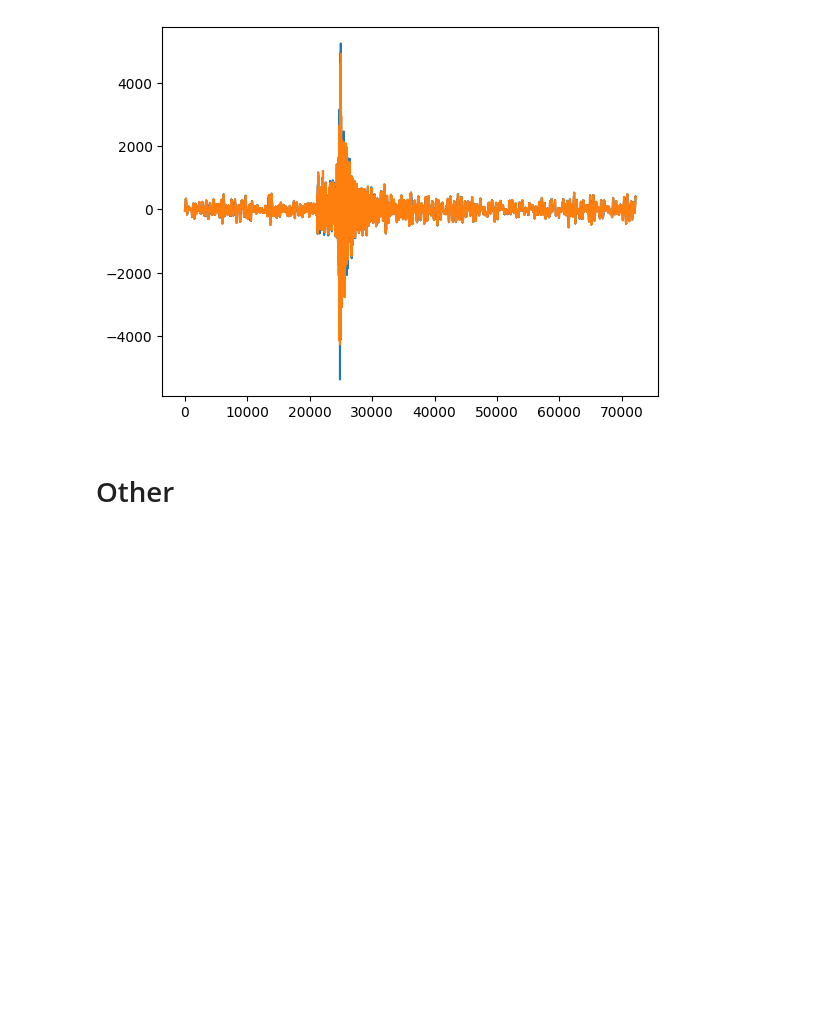
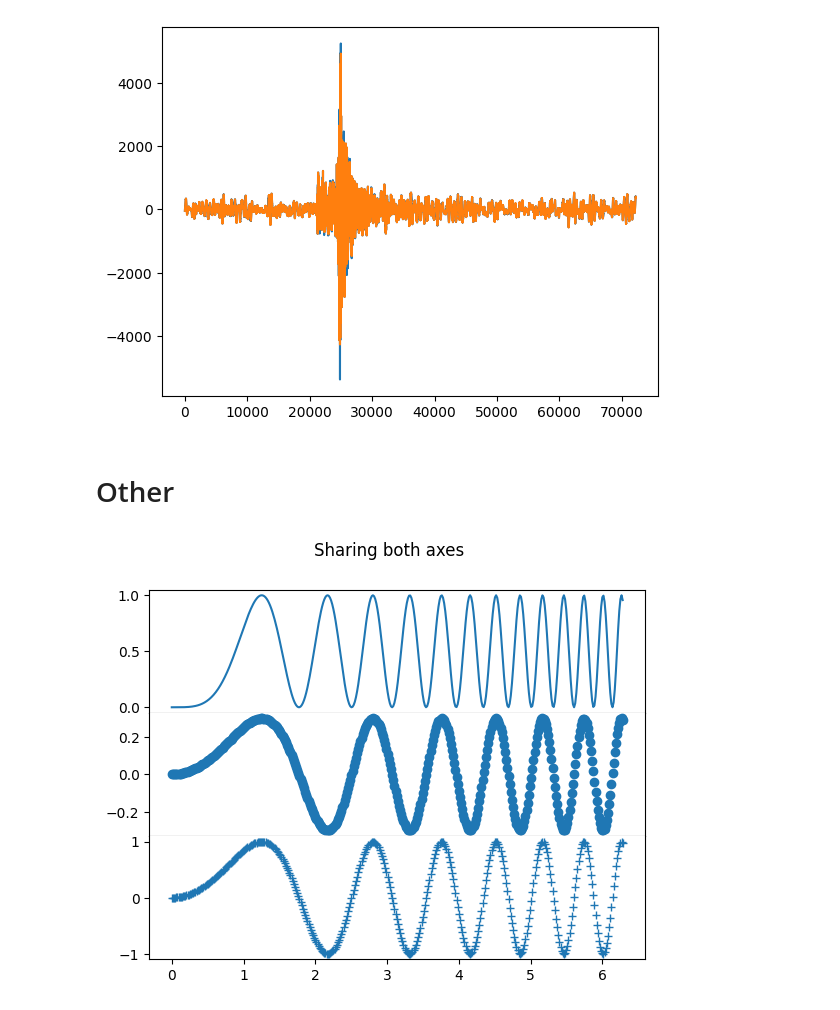
Before and after one commit to Nemenick/primoprogetto, a Jupyter notebook: Codici/_Test.ipynb, the cells around one changed output. Drawn from its saved outputs; the diff is of its cells as text; code cells hidden in the pictures; blank space fills up the shorter version.

```diff
--- a/Codici/_Test.ipynb
+++ b/Codici/_Test.ipynb
@@ -1281,3 +1281,23 @@ import obspy
 bb = read_mseed("/home/silvia/Desktop/Data/ES.EADA..HHZ.D.2015.260")
 # %% [markdown]
 # Other
+# %%
+import matplotlib.pyplot as plt
+import numpy as np
+x = np.linspace(0, 2 * np.pi, 400)
+y = np.sin(x ** 2)
+
+fig = plt.figure()
+gs = fig.add_gridspec(3, hspace=0)
+axs = gs.subplots(sharex=True, sharey=True)
+fig.suptitle('Sharing both axes')
+axs[0].plot(x, y ** 2)
+axs[1].plot(x, 0.3 * y, 'o')
+axs[2].plot(x, y, '+')
+axs[1].spines["top"].set_visible(False)
+axs[2].spines["top"].set_visible(False)
+# Hide x labels and tick labels for all but bottom plot.
+for ax in axs:
+    ax.label_outer()
+# %% [output]
+[figure, added]
```
